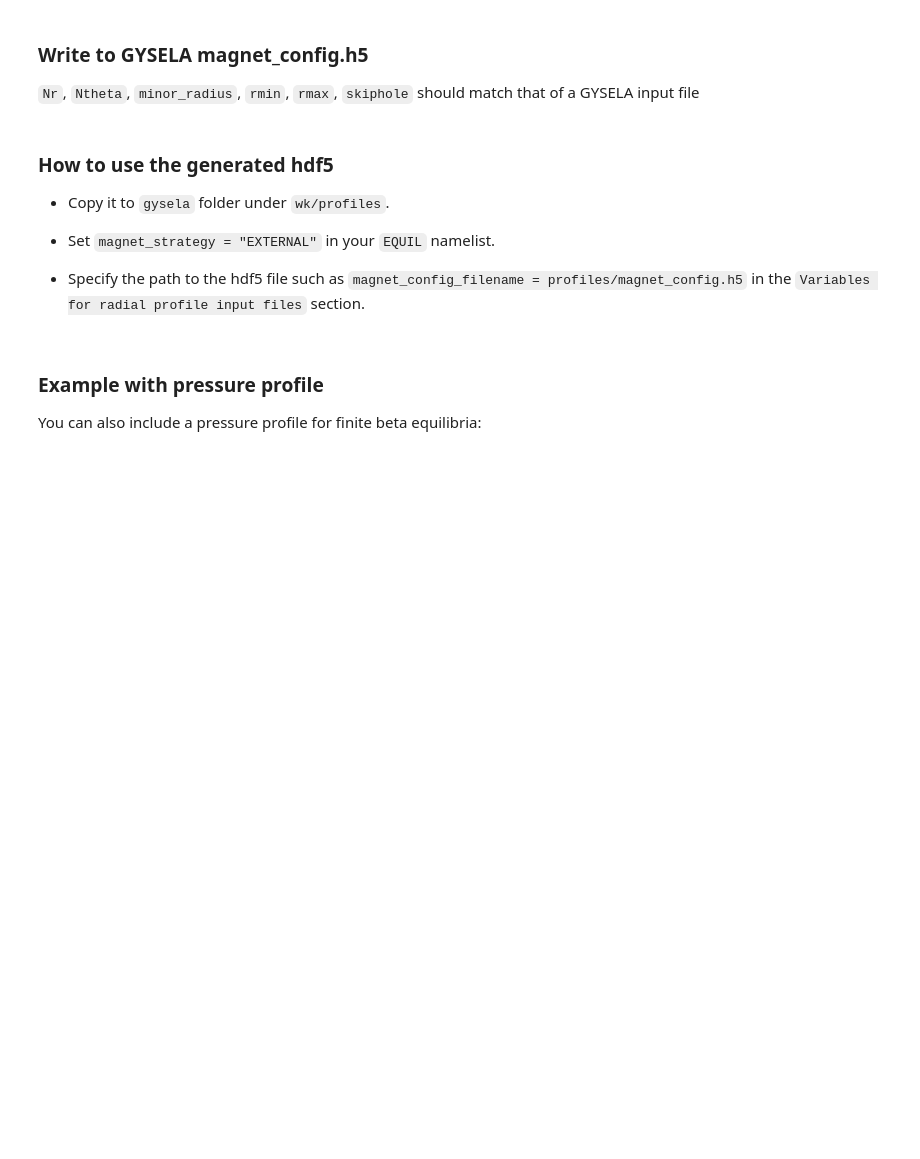
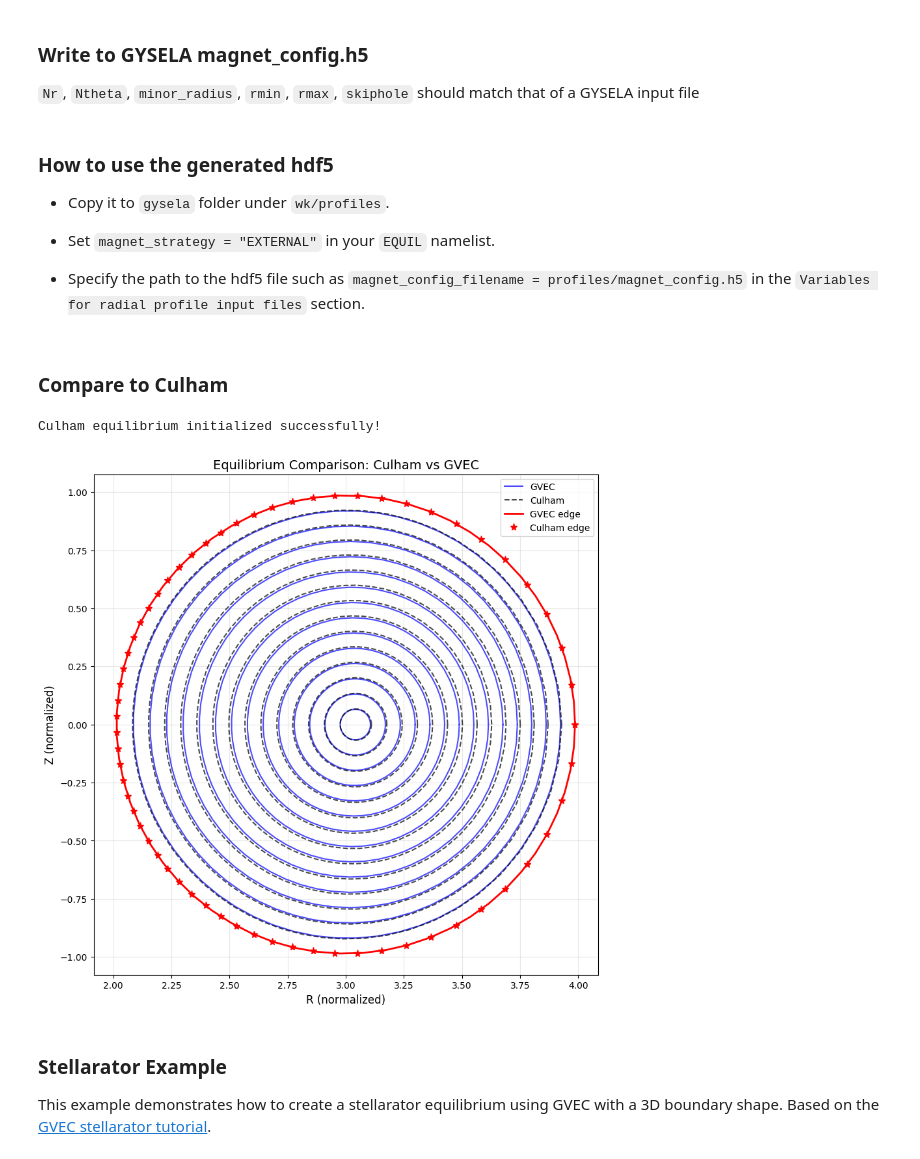
Before and after one commit to gyselax/gysela_magnet_conf, a Jupyter notebook: examples/gvec.ipynb, the cells around one changed output. Cells and saved outputs as stored; diff of their text form; code cells hidden in the pictures; blank space fills up the shorter version.

Commit message:
example added

````diff
--- a/examples/gvec.ipynb
+++ b/examples/gvec.ipynb
@@ -134,7 +119,3 @@ print("Saved to gvec_equilibrium.h5")
 - Set ```magnet_strategy = "EXTERNAL"``` in your ```EQUIL``` namelist.
 
 - Specify the path to the hdf5 file such as ```magnet_config_filename = profiles/magnet_config.h5``` in the ```Variables for radial profile input files``` section.
-# %% [markdown]
-### Example with pressure profile ###
-
-You can also include a pressure profile for finite beta equilibria:
@@ -159,0 +122,51 @@ print("GVEC equilibrium with pressure initialized!")
+# %% [markdown]
+### Compare to Culham ###
+# %%
+# Initialize Culham equilibrium with the same parameters
+culhammc = CulhamMagnetConfig(
+    major_radius=3.0,         # R0 = 3.0
+    q_profile=q_profile,      # Safety factor profile (same as GVEC)
+    pressure_profile=None,    # No pressure profile (beta=0)
+    beta_toro=0.0,            # Toroidal beta
+    Shafranov_shift=True,      # Shafranov shift
+    kappa_elongation=1,      # Elongation kappa = 1.8
+    delta_triangularity=0,  # Triangularity delta = 0.4
+    rmax=1.0                  # Maximum radial coordinate
+)
+
+print("Culham equilibrium initialized successfully!")
+# %% [output]
+Culham equilibrium initialized successfully!
+# %%
+# plot profile comparison between Culham and GVEC
+r_plot = np.linspace(1e-14,1 , 16)
+theta_plot = np.linspace(0, 2*np.pi, 64)
+phi_plot = np.array([0.0])
+
+R_culham, Z_culham = culhammc.get_RZ(r_plot, theta_plot, phi_plot)
+R_gvec, Z_gvec = gvecmc.get_RZ(r_plot, theta_plot, phi_plot)
+
+plt.figure(figsize=(10, 10))
+for i in range(len(r_plot)-1):
+    plt.plot(R_gvec[i, :, 0], Z_gvec[i, :, 0], 'b-', linewidth=1.5, alpha=0.7, label='GVEC' if i == 0 else '')
+    plt.plot(R_culham[i, :, 0], Z_culham[i, :, 0], 'k--', linewidth=1.5, alpha=0.7, label='Culham' if i == 0 else '')
+
+# Plot the last surface (edge) in red
+plt.plot(R_gvec[-1, :, 0], Z_gvec[-1, :, 0], 'r-', linewidth=2, label='GVEC edge')
+plt.plot(R_culham[-1, :, 0], Z_culham[-1, :, 0], 'r*', linewidth=1, markersize=8, label='Culham edge')
+
+plt.axis('equal')
+plt.xlabel('R (normalized)', fontsize=12)
+plt.ylabel('Z (normalized)', fontsize=12)
+plt.title('Equilibrium Comparison: Culham vs GVEC', fontsize=14)
+plt.legend(fontsize=10)
+plt.grid(True, alpha=0.3)
+
+plt.show()
+# %% [output]
+[figure, added]
+# %% [markdown]
+### Stellarator Example ###
+
+This example demonstrates how to create a stellarator equilibrium using GVEC with a 3D boundary shape.
+Based on the [GVEC stellarator tutorial](https://gvec.readthedocs.io/latest/tutorials/notebooks/020_stellarator.html).
````
Also changed, not shown: parts of 13 cells of this notebook.
